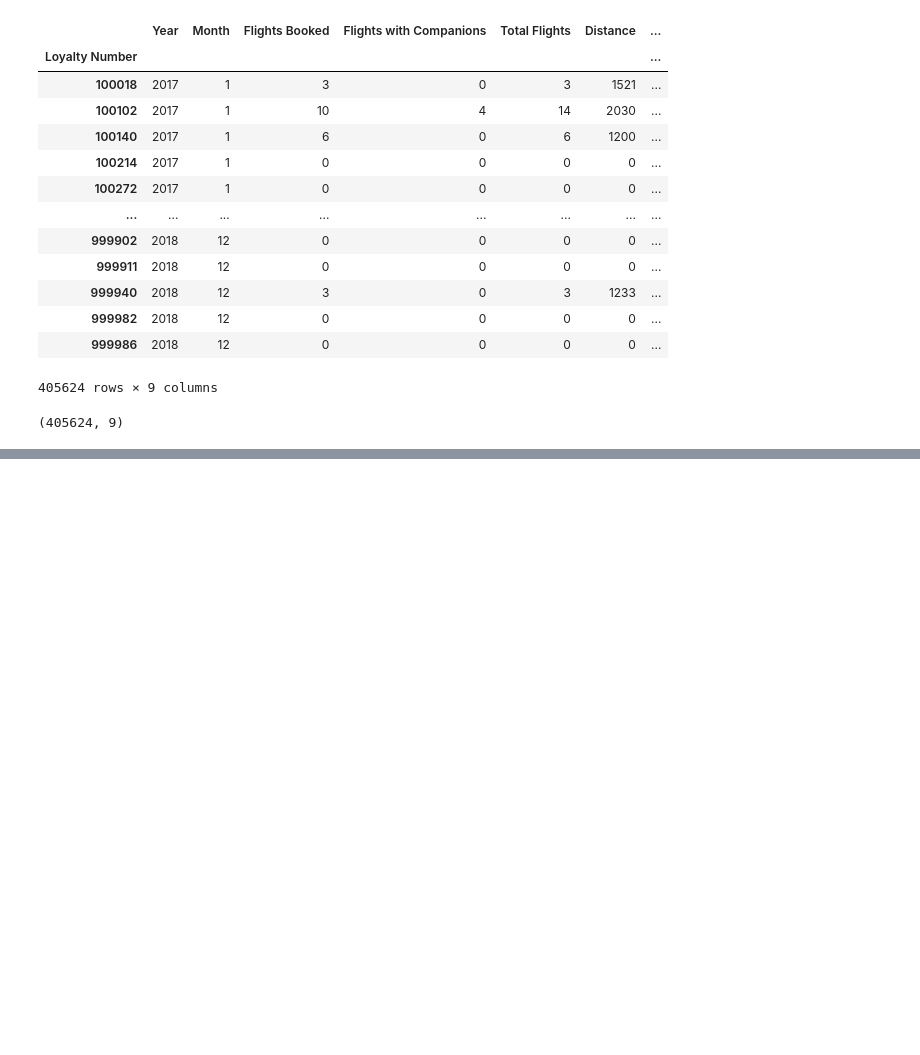
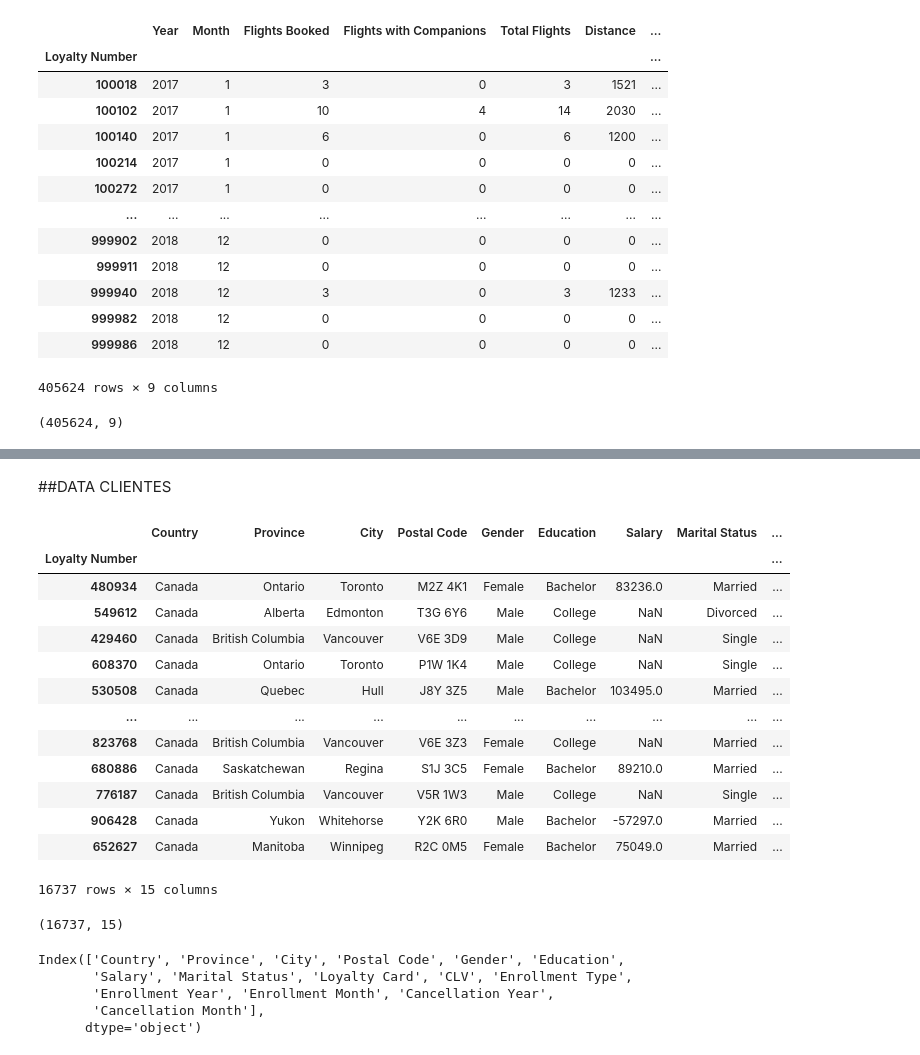
Before and after one commit to Adalab/bda-modulo-3-evaluacion-final-Martitaa, a Jupyter notebook: evaluacion_final.ipynb, the cells around one changed output, grey strips where cells are left out. Drawn from its saved outputs; the diff is of its cells as text; code cells hidden in the pictures; blank space fills up the shorter version.

```diff
--- a/evaluacion_final.ipynb
+++ b/evaluacion_final.ipynb
@@ -29,0 +125,20 @@ df_vuelos.shape
+# %% [markdown]
+##DATA CLIENTES
+# %%
+df_clientes = pd.read_csv("Customer Loyalty History.csv", index_col=0)
+df_clientes
+# %% [output]
+|  | Country | Province | City | Postal Code | Gender | Education | Salary | Marital Status | ... |
+| Loyalty Number |  |  |  |  |  |  |  |  | ... |
+| 480934 | Canada | Ontario | Toronto | M2Z 4K1 | Female | Bachelor | 83236.0 | Married | ... |
+| 549612 | Canada | Alberta | Edmonton | T3G 6Y6 | Male | College | NaN | Divorced | ... |
+| 429460 | Canada | British Columbia | Vancouver | V6E 3D9 | Male | College | NaN | Single | ... |
+| 608370 | Canada | Ontario | Toronto | P1W 1K4 | Male | College | NaN | Single | ... |
+| 530508 | Canada | Quebec | Hull | J8Y 3Z5 | Male | Bachelor | 103495.0 | Married | ... |
+| ... | ... | ... | ... | ... | ... | ... | ... | ... | ... |
+| 823768 | Canada | British Columbia | Vancouver | V6E 3Z3 | Female | College | NaN | Married | ... |
+| 680886 | Canada | Saskatchewan | Regina | S1J 3C5 | Female | Bachelor | 89210.0 | Married | ... |
+| 776187 | Canada | British Columbia | Vancouver | V5R 1W3 | Male | College | NaN | Single | ... |
+| 906428 | Canada | Yukon | Whitehorse | Y2K 6R0 | Male | Bachelor | -57297.0 | Married | ... |
+| 652627 | Canada | Manitoba | Winnipeg | R2C 0M5 | Female | Bachelor | 75049.0 | Married | ... |
+16737 rows × 15 columns
@@ -29,0 +147,12 @@ df_vuelos.shape
+# %%
+df_clientes.shape
+# %% [output]
+(16737, 15)
+# %%
+df_clientes.columns
+# %% [output]
+Index(['Country', 'Province', 'City', 'Postal Code', 'Gender', 'Education',
+       'Salary', 'Marital Status', 'Loyalty Card', 'CLV', 'Enrollment Type',
+       'Enrollment Year', 'Enrollment Month', 'Cancellation Year',
+       'Cancellation Month'],
+      dtype='object')
```
Also changed, not shown: parts of 25 cells of this notebook.
